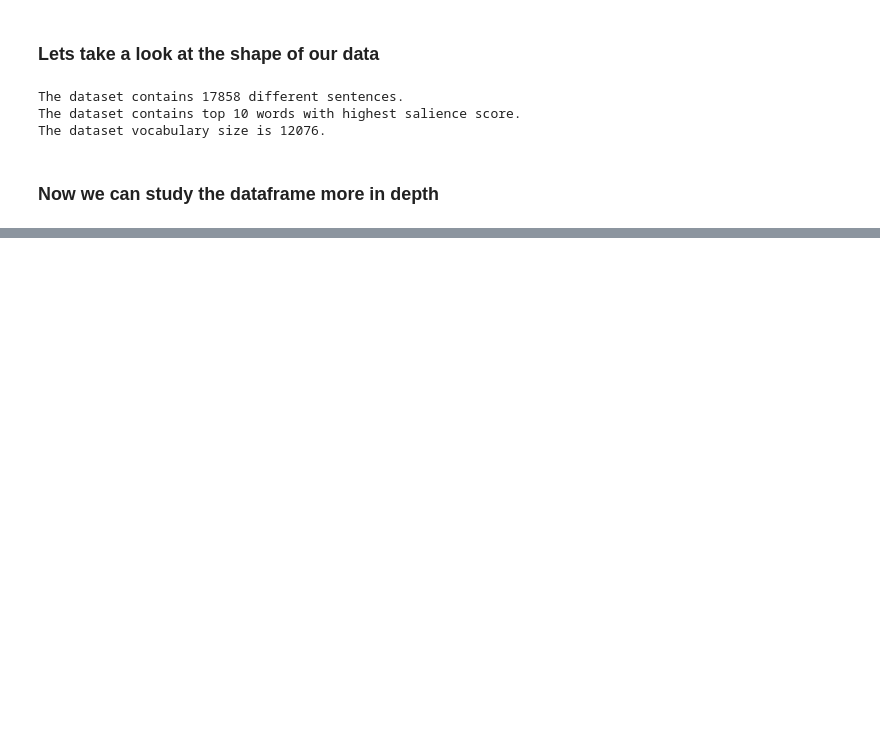
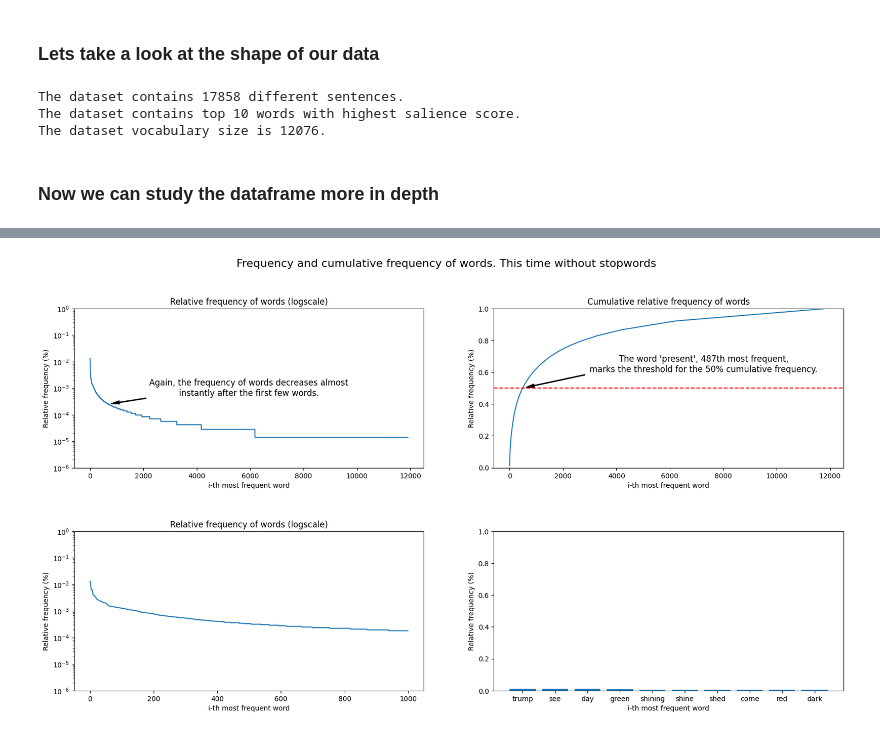
Before and after one commit to marc-gav/MasterThesis, a Jupyter notebook: study_dataset.ipynb, the cells around one changed output, grey strips where cells are left out. Cells and saved outputs as stored; diff of their text form; code cells hidden in the pictures; blank space fills up the shorter version.

```diff
--- a/study_dataset.ipynb
+++ b/study_dataset.ipynb
@@ -42,0 +113,13 @@ Name: word, dtype: int64
+# %%
+# Remove stopwords and [CLS]
+nltk.download("stopwords")
+from nltk.corpus import stopwords
+
+stop_words = stopwords.words("english")
+stop_words.append("[CLS]")
+stop_words.append("[SEP]")
+# add punctuation
+stop_words.extend(["<",">","'", "/", r'"', "-", ".", ",", "!", "?", ":", ";", "(", ")", "[", "]", "{", "}", "br"])
+# filter rows with stopwords
+df_nonstop = df[~df["word"].isin(stop_words)]
+df_nonstop.head()
@@ -42,0 +135,75 @@ Name: word, dtype: int64
+# %%
+words = df_nonstop["word"]
+
+# sort by frequency
+counts = words.value_counts()
+counts = counts.sort_values(ascending=False)
+
+# plot values in a line
+frequency = counts.values
+relative_frequency = frequency / frequency.sum()
+
+# find the position of the first value with the cummulative frequency > 0.5
+half_x = (relative_frequency.cumsum() > 0.5).argmax()
+word_half_x = counts.index[half_x]
+
+fig, ax = plt.subplots(nrows=2, ncols=2, figsize=(20, 10))
+fig.subplots_adjust(hspace=0.4)
+for i, row in enumerate(ax):
+    for j, col in enumerate(row):
+        # defaults
+        col.set_ylim(0, 1)
+        col.set_xlabel("i-th most frequent word")
+        col.set_ylabel("Relative frequency (%)")
+        if i == 0:
+            if j == 0:
+                col.set_yscale("log")
+                col.plot(relative_frequency)
+                # change ylim to show the plot better
+                col.set_ylim(1e-6, 1)
+                col.set_yscale("log")
+                col.set_title("Relative frequency of words (logscale)")
+                col.annotate(
+                    "Again, the frequency of words decreases almost\ninstantly after the first few words.",
+                    xy=(0.1, 0.4),
+                    xytext=(0.5, 0.5),
+                    # the text
+                    arrowprops=dict(facecolor="black", shrink=0.05, width=1, headwidth=5),
+                    horizontalalignment="center",
+                    verticalalignment="center",
+                    fontsize=12,
+                    xycoords="axes fraction",
+                )
+            else:
+                col.plot(relative_frequency.cumsum())
+                col.set_title("Cumulative relative frequency of words")
+                # show the x-value where the y value is 0.5
+                col.axhline(y=0.5, color="r", linestyle="--")
+                col.annotate(
+                    f"The word '{word_half_x}', {half_x}th most frequent,\nmarks the threshold for the 50% cumulative frequency.",
+                    xycoords="data",
+                    textcoords="axes fraction",
+                    xy=(half_x, 0.5),
+                    xytext=(0.6, 0.65),
+                    arrowprops=dict(facecolor="black", shrink=0.05, width=1, headwidth=5),
+                    horizontalalignment="center",
+                    verticalalignment="center",
+                    fontsize=12,
+                )
+        else:
+            #col.set_xticks(range(1000))
+            #col.set_xticklabels(counts.index[:1000])
+            if j == 0:
+                col.set_yscale("log")
+                col.plot(relative_frequency[:1000])
+                # change ylim to show the plot better
+                col.set_ylim(1e-6, 1)
+                col.set_yscale("log")
+                col.set_title("Relative frequency of words (logscale)")
+            else:
+                # show bar chart of the top 10 words
+                col.bar(counts.index[:10], relative_frequency[:10])
+
+# Title
+fig.suptitle("Frequency and cumulative frequency of words. This time without stopwords", fontsize=16)
+# %% [output]
@@ -42,0 +211 @@ Name: word, dtype: int64
+[figure, added]
```
Also changed, not shown: parts of 9 cells of this notebook, 1 other file.
